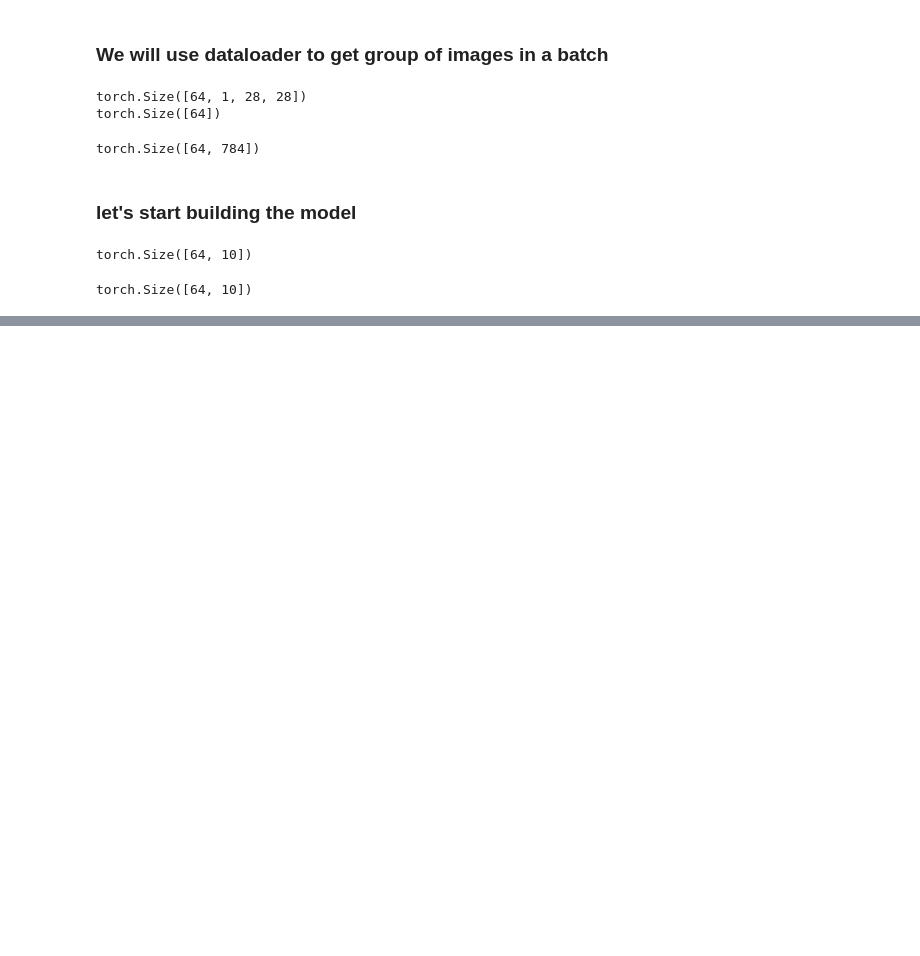
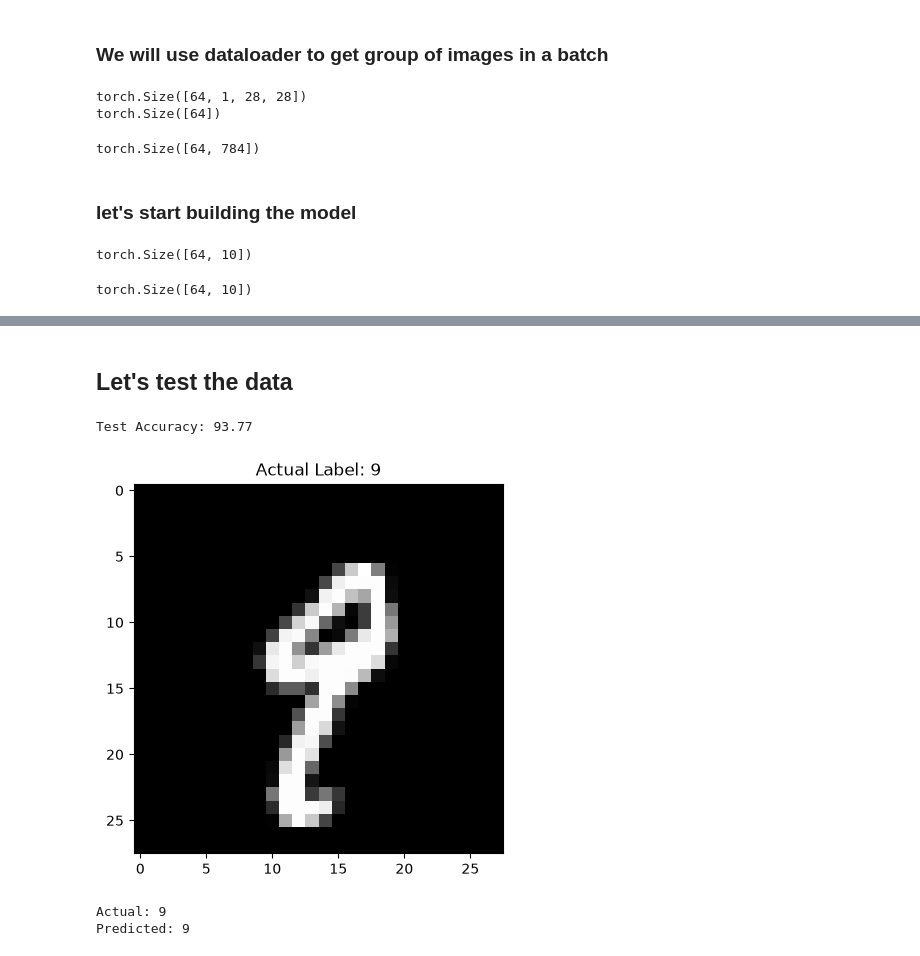
Before and after one commit to sahilsaeidkhan/AI-Projects, a Jupyter notebook: Deep_Learning/mnist_image_classification.ipynb, the cells around one changed output, grey strips where cells are left out. Saved outputs shown, nothing was run; the diff lists cells and outputs as text; code cells hidden in the pictures; blank space fills up the shorter version.

```diff
--- a/Deep_Learning/mnist_image_classification.ipynb
+++ b/Deep_Learning/mnist_image_classification.ipynb
@@ -104,0 +131,2 @@ tensor(2.3217, grad_fn=<NllLossBackward0>)
+# %%
+optimizer = optim.SGD(model.parameters(), lr=0.01)
@@ -104,0 +214,2 @@ tensor(2.3217, grad_fn=<NllLossBackward0>)
+# %% [markdown]
+## Let's test the data
@@ -104,0 +229,44 @@ tensor(2.3217, grad_fn=<NllLossBackward0>)
+# %%
+correct = 0
+total = 0
+
+with torch.no_grad():
+
+    for images, labels in test_loader:
+
+        images = images.view(images.shape[0], -1)
+
+        output = model(images)
+
+        predictions = output.argmax(dim=1)
+
+        correct += (predictions == labels).sum().item()
+        total += labels.size(0)
+
+test_accuracy = correct / total * 100
+
+print("Test Accuracy:", test_accuracy)
+# %% [output]
+Test Accuracy: 93.77
+# %%
+import matplotlib.pyplot as plt
+
+image, label = test_dataset[78]
+
+plt.imshow(image.squeeze(), cmap="gray")
+plt.title(f"Actual Label: {label}")
+plt.show()
+
+input_image = image.view(1, -1)
+
+with torch.no_grad():
+    output = model(input_image)
+
+prediction = output.argmax(dim=1)
+
+print("Actual:", label)
+print("Predicted:", prediction.item())
+# %% [output]
+[figure, added]
+Actual: 9
+Predicted: 9
```
Also changed, not shown: parts of 9 cells of this notebook.
